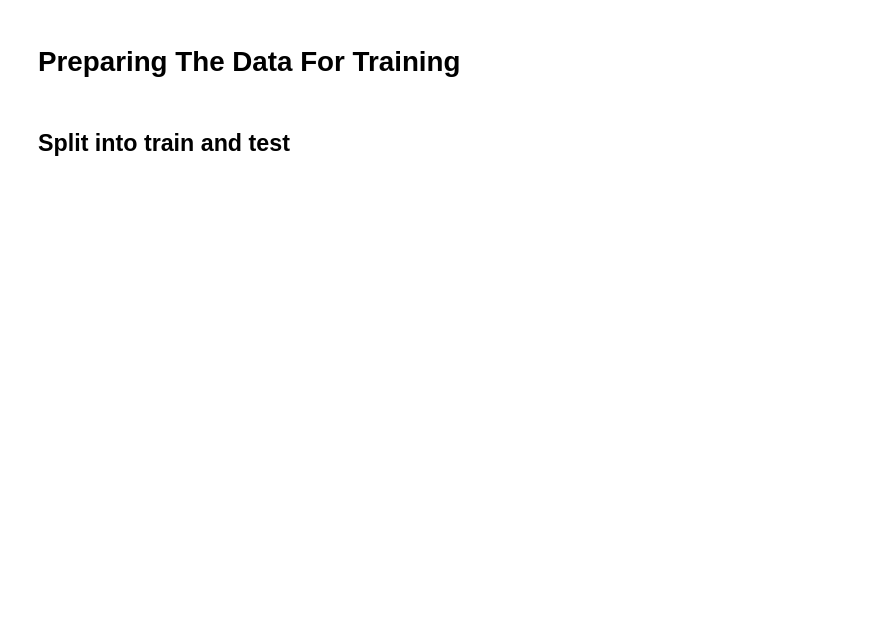
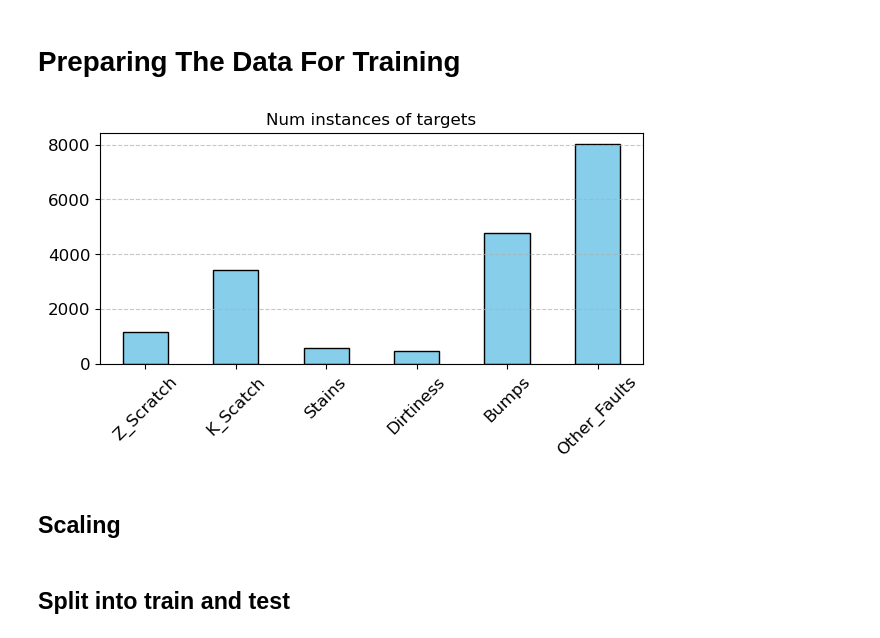
Before and after one commit to Hakonimatata/MachineLearning, a Jupyter notebook: Assignment_1/A1.ipynb, the cells around one changed output. Drawn from its saved outputs; the diff is of its cells as text; code cells hidden in the pictures; blank space fills up the shorter version.

```diff
--- a/Assignment_1/A1.ipynb
+++ b/Assignment_1/A1.ipynb
@@ -193 +319,17 @@ plt.show()
+# %%
+# Add features and remove unnecessary ones
+feature_adder = SteelPlateFeatureAdder(add_length = False,
+                                       merge_targets = True,
+                                       drop_columns = True)
+data_extra_attribs = feature_adder.transform(raw_data)
+# %%
+# Update new target and features
+targets = [col for col in data_extra_attribs.columns if col in initial_targets]
+features = [col for col in data_extra_attribs.columns if col not in targets]
+
+plot_target_distribution(data_extra_attribs, targets)
+# %% [output]
+[figure, added]
+# %% [markdown]
+## Scaling
 # %%
```
Also changed, not shown: parts of 36 cells of this notebook, 9 other files.
